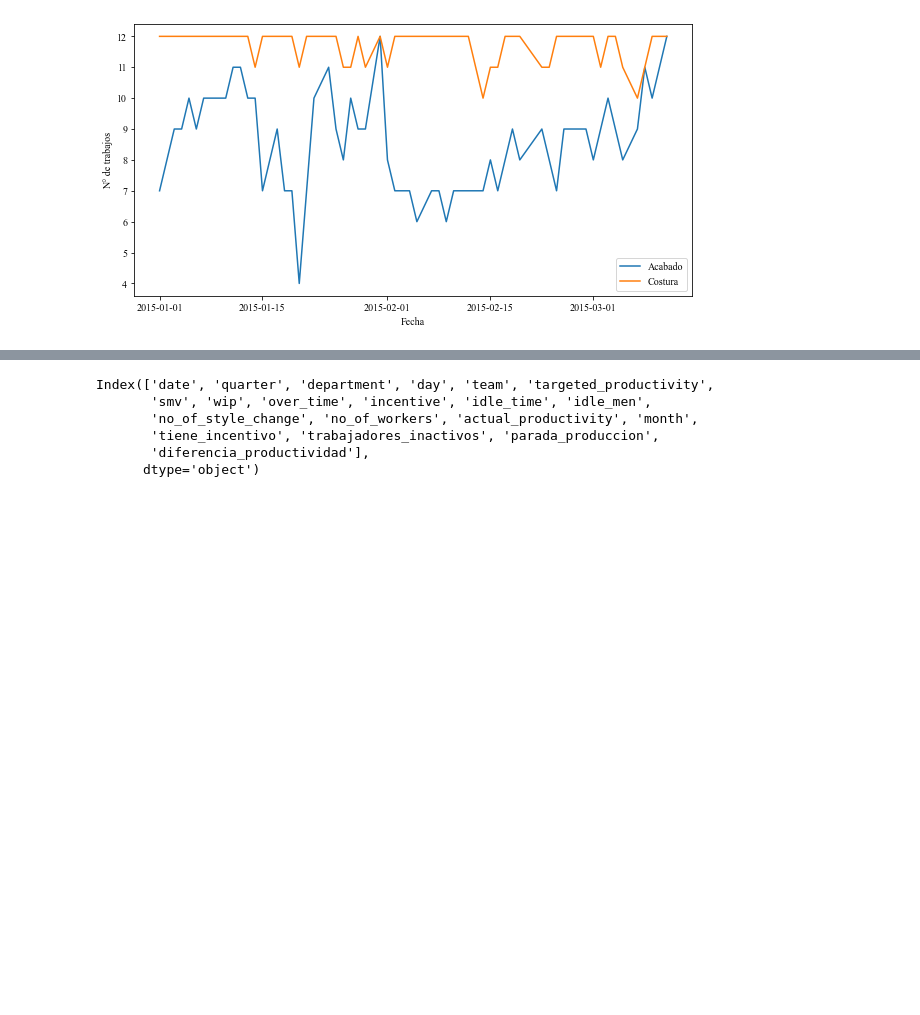
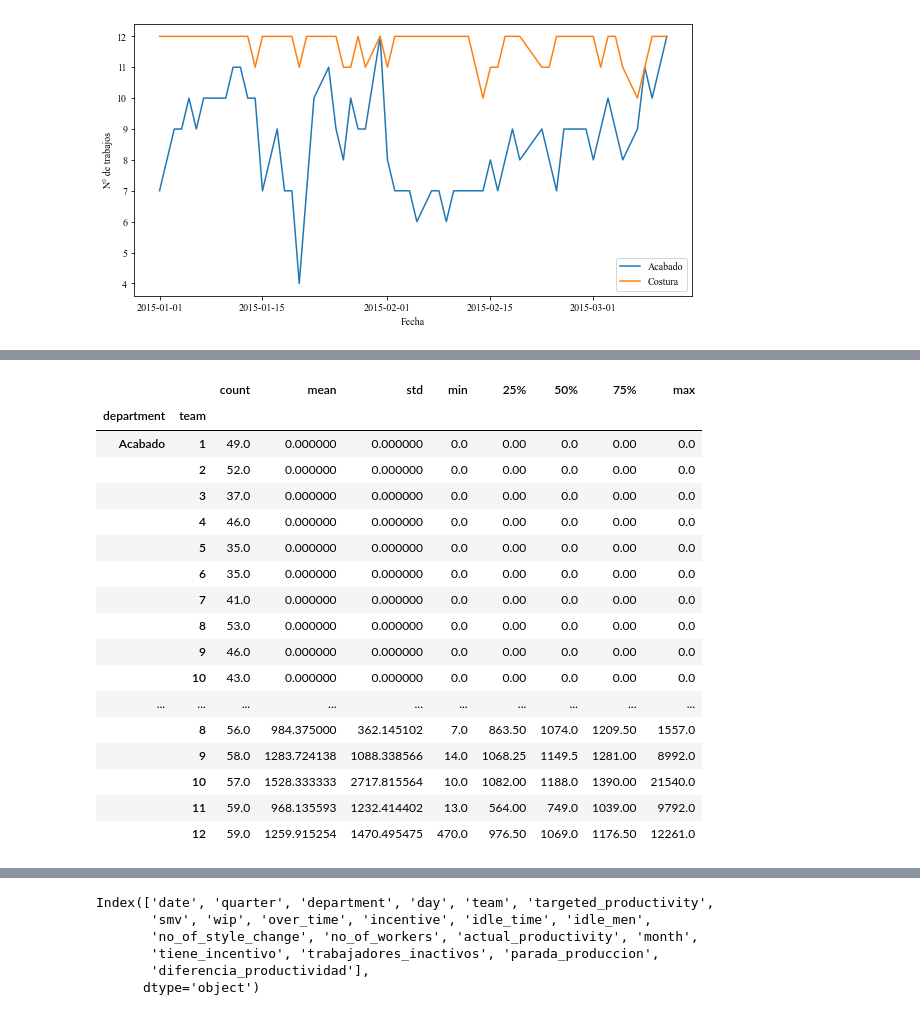
Before and after one commit to ejhoan/Proyecto-ML, a Jupyter notebook: Exploración_inicial.ipynb, the cells around one changed output, grey strips where cells are left out. Drawn from its saved outputs; the diff is of its cells as text; code cells hidden in the pictures; blank space fills up the shorter version.

```diff
--- a/Exploración_inicial.ipynb
+++ b/Exploración_inicial.ipynb
@@ -275,0 +365,29 @@ plt.show()
+# %%
+# Los valores nulos de las instancias que corresponden al área de acabado serán llenadas con 0.
+# Se escogió este valor porque lo más común en una fábrica de producción es que las piezas en proceso se generen en el área
+# de costura. Aquellas piezas que llegan al área de acabado es porque están completas
+
+data.loc[data['department']=='Acabado', 'wip'] = 0
+# %%
+# Luego de la corrección de valores nulos, la estadística descriptiva para el atributo wip es lo siguiente
+
+data[~data['wip'].isnull()].groupby(['department', 'team'])['wip'].describe()
+# %% [output]
+|  |  | count | mean | std | min | 25% | 50% | 75% | max |
+| department | team |  |  |  |  |  |  |  |  |
+| Acabado | 1 | 49.0 | 0.000000 | 0.000000 | 0.0 | 0.00 | 0.0 | 0.00 | 0.0 |
+|  | 2 | 52.0 | 0.000000 | 0.000000 | 0.0 | 0.00 | 0.0 | 0.00 | 0.0 |
+|  | 3 | 37.0 | 0.000000 | 0.000000 | 0.0 | 0.00 | 0.0 | 0.00 | 0.0 |
+|  | 4 | 46.0 | 0.000000 | 0.000000 | 0.0 | 0.00 | 0.0 | 0.00 | 0.0 |
+|  | 5 | 35.0 | 0.000000 | 0.000000 | 0.0 | 0.00 | 0.0 | 0.00 | 0.0 |
+|  | 6 | 35.0 | 0.000000 | 0.000000 | 0.0 | 0.00 | 0.0 | 0.00 | 0.0 |
+|  | 7 | 41.0 | 0.000000 | 0.000000 | 0.0 | 0.00 | 0.0 | 0.00 | 0.0 |
+|  | 8 | 53.0 | 0.000000 | 0.000000 | 0.0 | 0.00 | 0.0 | 0.00 | 0.0 |
+|  | 9 | 46.0 | 0.000000 | 0.000000 | 0.0 | 0.00 | 0.0 | 0.00 | 0.0 |
+|  | 10 | 43.0 | 0.000000 | 0.000000 | 0.0 | 0.00 | 0.0 | 0.00 | 0.0 |
+| ... | ... | ... | ... | ... | ... | ... | ... | ... | ... |
+|  | 8 | 56.0 | 984.375000 | 362.145102 | 7.0 | 863.50 | 1074.0 | 1209.50 | 1557.0 |
+|  | 9 | 58.0 | 1283.724138 | 1088.338566 | 14.0 | 1068.25 | 1149.5 | 1281.00 | 8992.0 |
+|  | 10 | 57.0 | 1528.333333 | 2717.815564 | 10.0 | 1082.00 | 1188.0 | 1390.00 | 21540.0 |
+|  | 11 | 59.0 | 968.135593 | 1232.414402 | 13.0 | 564.00 | 749.0 | 1039.00 | 9792.0 |
+|  | 12 | 59.0 | 1259.915254 | 1470.495475 | 470.0 | 976.50 | 1069.0 | 1176.50 | 12261.0 |
```
Also changed, not shown: parts of 19 cells of this notebook, 1 other file.
